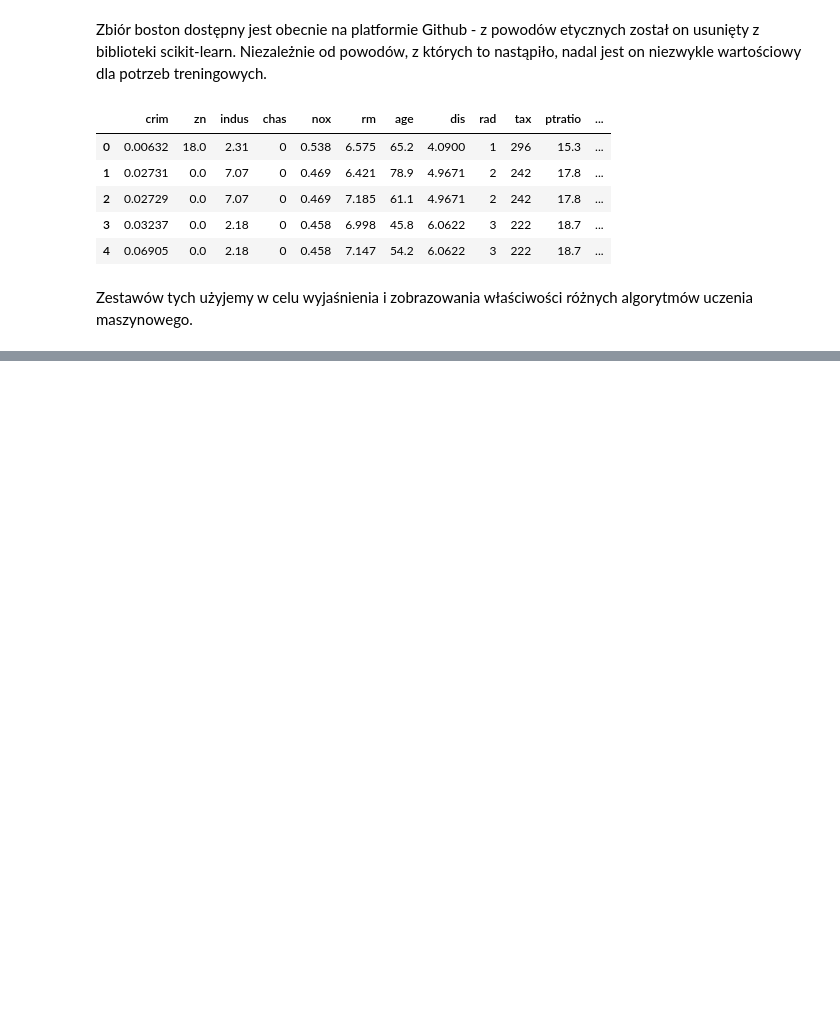
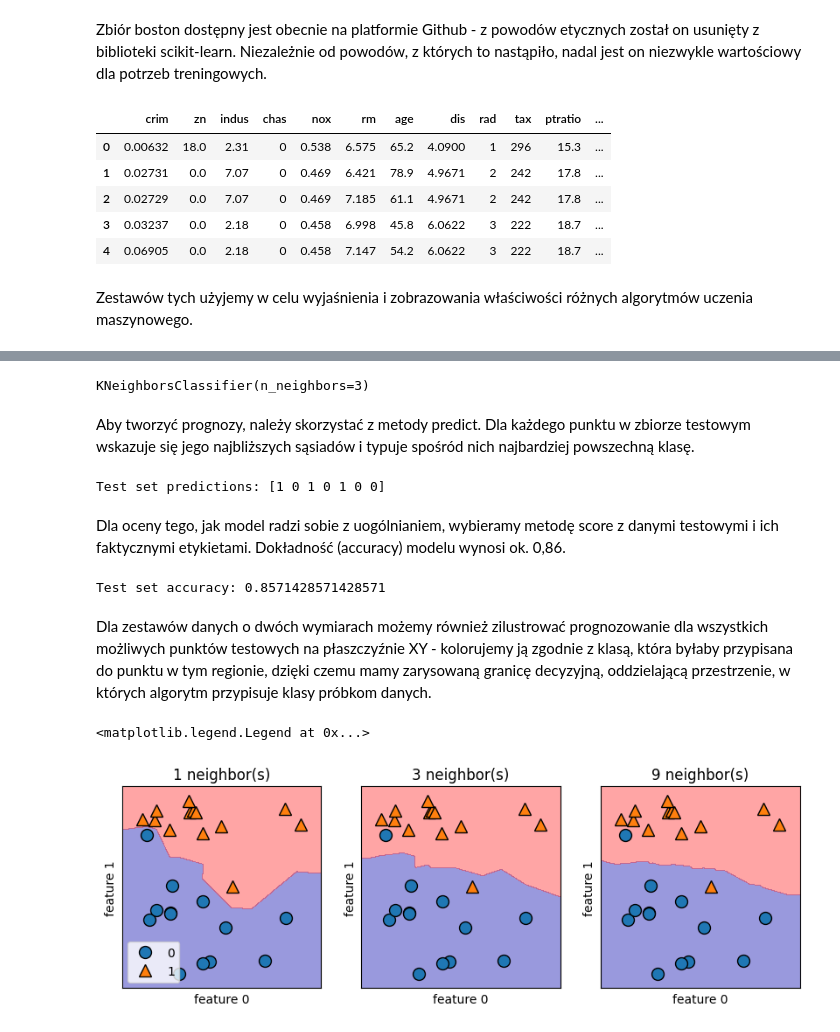
Before and after one commit to jakubtwalczak/Muller_Guido_Introduction_to_ML, a Jupyter notebook: Rozdział_2_uczenie_nadzorowane_cz_1.ipynb, the cells around one changed output, grey strips where cells are left out. Drawn from its saved outputs; the diff is of its cells as text; code cells hidden in the pictures; blank space fills up the shorter version.

```diff
--- a/Rozdział_2_uczenie_nadzorowane_cz_1.ipynb
+++ b/Rozdział_2_uczenie_nadzorowane_cz_1.ipynb
@@ -166,0 +207,32 @@ Zestawów tych użyjemy w celu wyjaśnienia i zobrazowania właściwości różn
+# %%
+clf.fit(X_train, y_train)
+# %% [output]
+KNeighborsClassifier(n_neighbors=3)
+# %% [markdown]
+Aby tworzyć prognozy, należy skorzystać z metody predict. Dla każdego punktu w zbiorze testowym wskazuje się jego najbliższych sąsiadów i typuje spośród nich najbardziej powszechną klasę.
+# %%
+print(f"Test set predictions: {clf.predict(X_test)}")
+# %% [output]
+Test set predictions: [1 0 1 0 1 0 0]
+# %% [markdown]
+Dla oceny tego, jak model radzi sobie z uogólnianiem, wybieramy metodę score z danymi testowymi i ich faktycznymi etykietami. Dokładność (accuracy) modelu wynosi ok. 0,86.
+# %%
+print(f"Test set accuracy: {clf.score(X_test, y_test)}")
+# %% [output]
+Test set accuracy: 0.8571428571428571
+# %% [markdown]
+Dla zestawów danych o dwóch wymiarach możemy również zilustrować prognozowanie dla wszystkich możliwych punktów testowych na płaszczyźnie XY - kolorujemy ją zgodnie z klasą, która byłaby przypisana do punktu w tym regionie, dzięki czemu mamy zarysowaną granicę decyzyjną, oddzielającą przestrzenie, w których algorytm przypisuje klasy próbkom danych.
+# %%
+fig, axes = plt.subplots(1, 3, figsize=(10, 3))
+
+for n_neighbors, ax in zip([1, 3, 9], axes):
+    clf = KNeighborsClassifier(n_neighbors=n_neighbors).fit(X, y)
+    mglearn.plots.plot_2d_separator(clf, X, fill=True, eps=0.5, ax=ax, alpha=.4)
+    mglearn.discrete_scatter(X[:, 0], X[:, 1], y, ax=ax)
+    ax.set_title(f"{n_neighbors} neighbor(s)")
+    ax.set_xlabel("feature 0")
+    ax.set_ylabel("feature 1")
+axes[0].legend(loc=3)
+# %% [output]
+<matplotlib.legend.Legend at 0x...>
+[figure, added]
```
Also changed, not shown: parts of 33 cells of this notebook.
